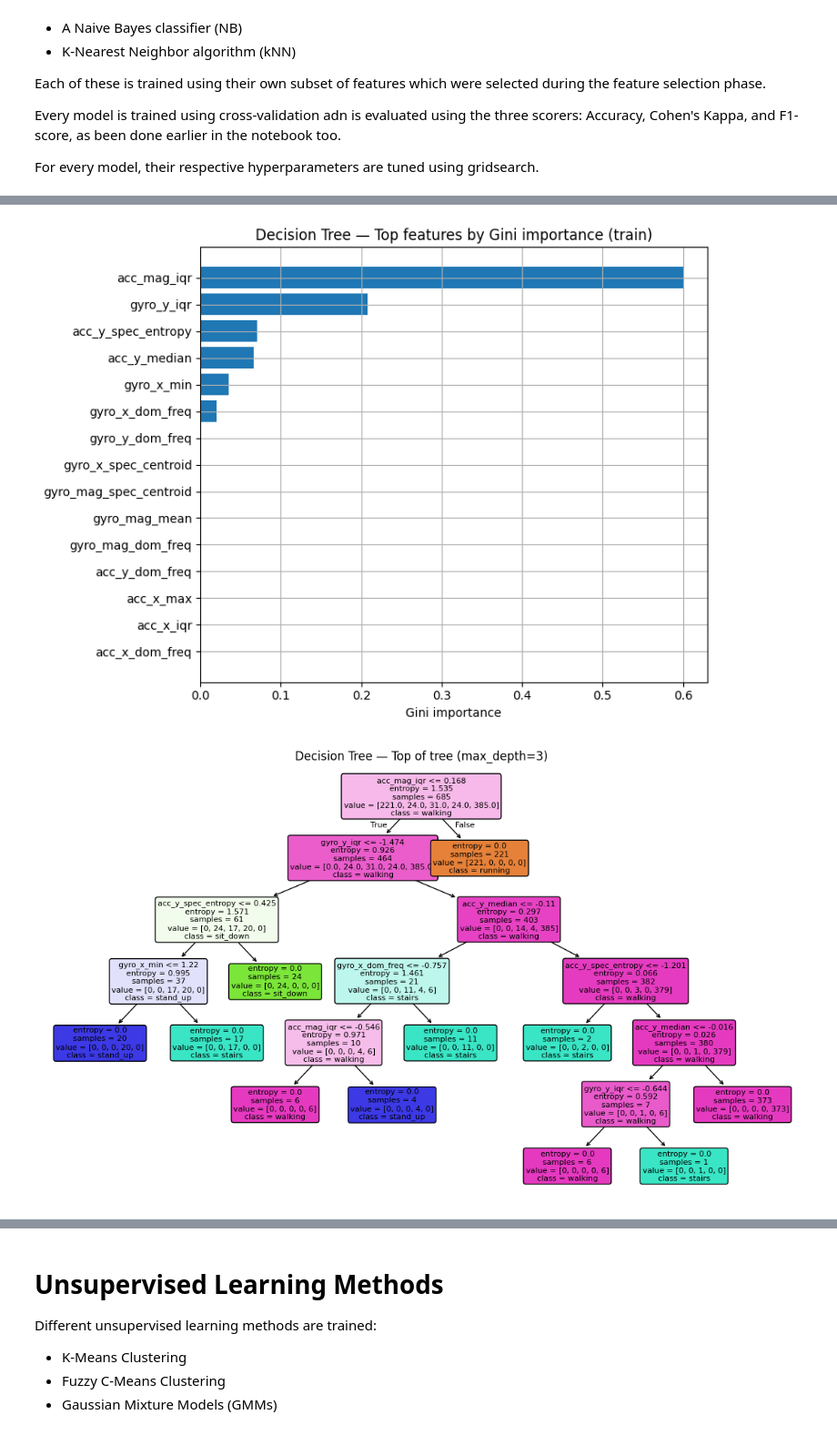
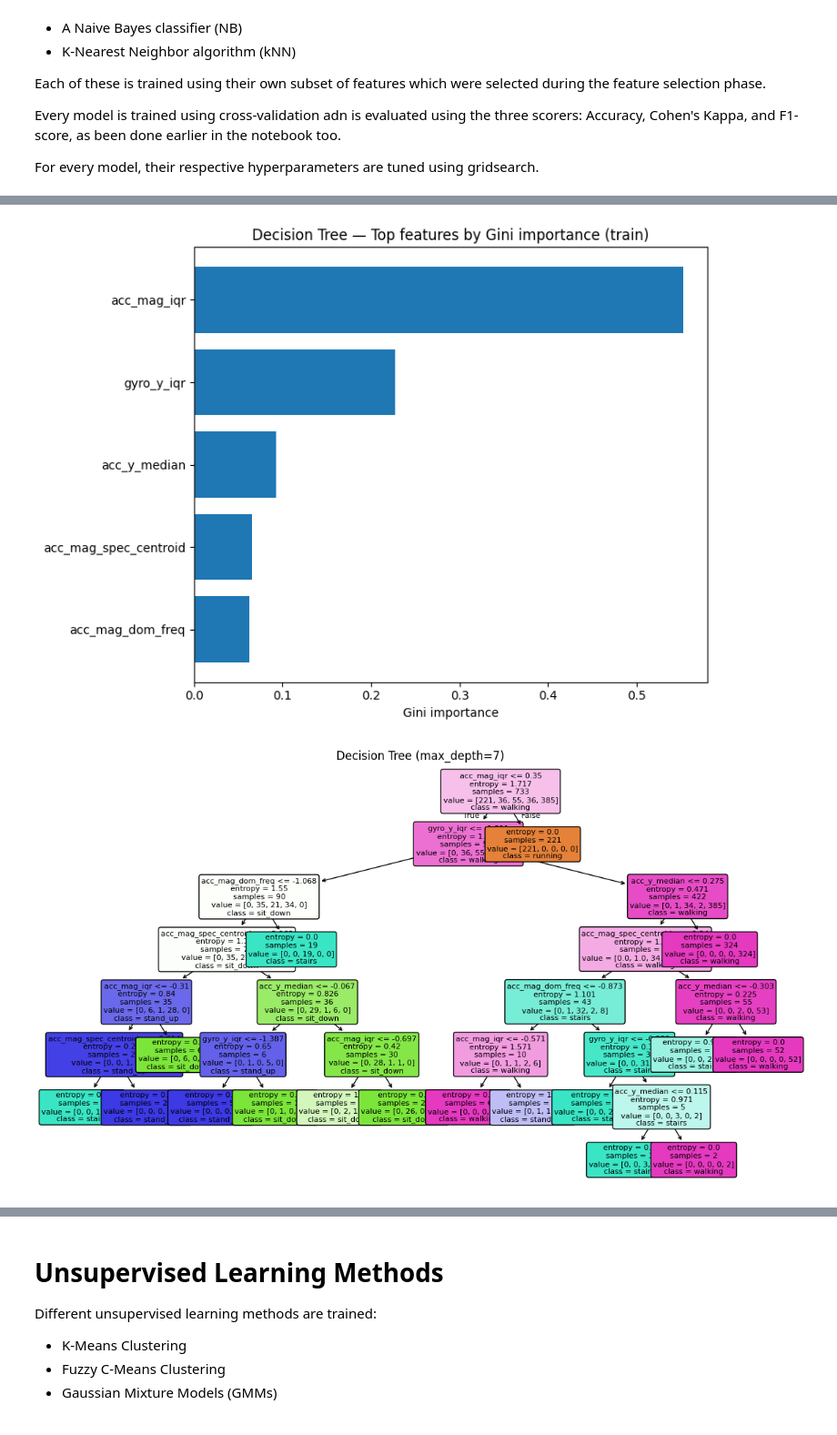
Before and after one commit to ozde12/Data-Analytics-and-Learning-Methods, a Jupyter notebook: human_activity_recognition.ipynb, the cells around one changed output, grey strips where cells are left out. Shown at 91% size. Cells and saved outputs as stored; diff of their text form; code cells hidden in the pictures.

Commit message:
changes to wrapper sup

```diff
--- a/human_activity_recognition.ipynb
+++ b/human_activity_recognition.ipynb
@@ -455,0 +440,9 @@ Xw_lr_train, features_lr, info_lr = wrapper_select(
+# %%
+# Wrapper: RFE + Logistic Regression (CV summary on train only)
+features_lr, info_lr = wrapper_select(
+    X_train_fs, y_train,
+    method="rfe",
+    estimator=LogisticRegression(max_iter=5000, solver="lbfgs", random_state=42),
+    cv_splits=5,
+    choose_by="accuracy"
+)
@@ -456,11 +497,10 @@ Xw_lr_train, features_lr, info_lr = wrapper_select(
 # %%
 # Wrapper: SFS (forward) + KNN (works well for distance-based models)
-Xw_knn_train, features_knn, info_knn = wrapper_select(
+features_knn, info_knn = wrapper_select(
     X_train_fs, y_train,
     method="sfs_forward",
-    n_features_to_select=min(15, X_train_fs.shape[1]),
     estimator=KNeighborsClassifier(n_neighbors=5),
     cv_splits=5,
-    scale_inputs=True
+    choose_by="accuracy"
 )
 # %% [output]
@@ -472,11 +541,10 @@ Xw_knn_train, features_knn, info_knn = wrapper_select(
 # %%
 # Wrapper: SFS (forward) + Naive Bayes
-Xw_nb_train, features_nb, info_nb = wrapper_select(
+features_nb, info_nb = wrapper_select(
     X_train_fs, y_train,
     method="sfs_forward",
-    n_features_to_select=min(15, X_train_fs.shape[1]),
     estimator=GaussianNB(),
     cv_splits=5,
-    scale_inputs=True
+    choose_by="accuracy"
 )
 # %% [output]
@@ -488,11 +585,10 @@ Xw_nb_train, features_nb, info_nb = wrapper_select(
 # %%
 # Wrapper: RFE + Decision Tree (trees don't need scaling)
-Xw_dt_train, features_dt, info_dt = wrapper_select(
+features_dt, info_dt = wrapper_select(
     X_train_fs, y_train,
     method="rfe",
-    n_features_to_select=min(15, X_train_fs.shape[1]),
     estimator=DecisionTreeClassifier(random_state=42),
     cv_splits=5,
-    scale_inputs=False
+    choose_by="accuracy"
 )
 # %% [output]
@@ -760,15 +883,15 @@ plt.tight_layout()
 plt.show()
 
 # 3) Visualize the tree
-# Tree size was confirmed to be 6 which is not too deep to visualize.
+# Tree size was confirmed to be 7 which is not too deep to visualize.
 # If you wish to visualize more or less levels change max_depth
 plt.figure(figsize=(14, 8))
 sktree.plot_tree(
     dt,
     feature_names=feature_names,
     class_names=[str(c) for c in dt.classes_],
-    max_depth=6, filled=True, rounded=True, fontsize=8
+    max_depth=7, filled=True, rounded=True, fontsize=8
 )
-plt.title("Decision Tree (max_depth=6)")
+plt.title("Decision Tree (max_depth=7)")
 plt.show()
 # %% [output]
@@ -776,5 +899,5 @@ plt.show()
-[figure, old version]
+[figure, new version]
-[figure, old version]
+[figure, new version]
 # %%
 # CELL 4 — Naive Bayes (Gaussian)
 from sklearn.naive_bayes import GaussianNB
```
Also changed, not shown: parts of 18 cells of this notebook, 1 other file.
